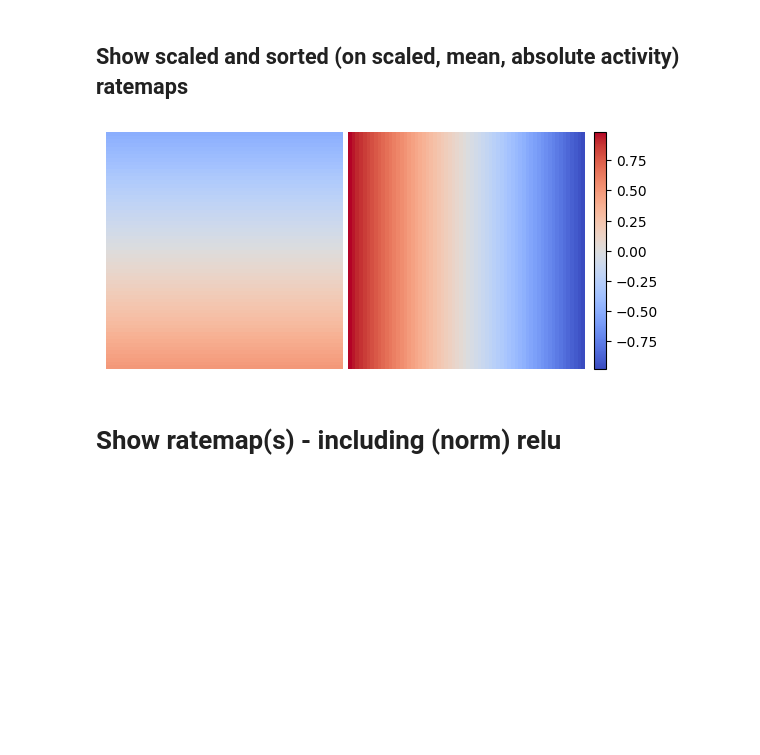
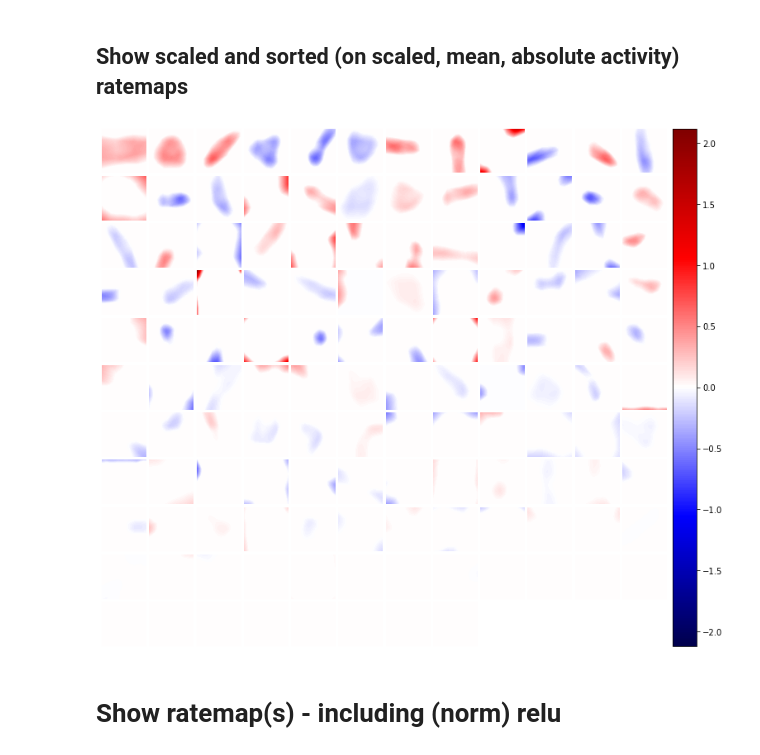
Before and after one commit to bioAI-Oslo/GridsWithoutPI, a Jupyter notebook: ff-pattern-formation.ipynb, the cells around one changed output. Cells and saved outputs as stored; diff of their text form; code cells hidden in the pictures; blank space fills up the shorter version.

```diff
--- a/ff-pattern-formation.ipynb
+++ b/ff-pattern-formation.ipynb
@@ -28,18 +28,18 @@ model = model.load()
 # %%
 # set the output unit ID and which layer to visualize
 output_unit = 0
-layer = 0 # ----> CHANGE THIS TO VISUALIZE DIFFERENT LAYERS <----
+layer = 2 # ----> CHANGE THIS TO VISUALIZE DIFFERENT LAYERS <----
 
 layer *= 2
 weight = model.rg[layer].weight.detach().cpu().numpy()[output_unit][:,None,None]
 weighted_ratemaps = ratemaps_fn(model.rg[:layer], mesh, device=device)*weight
 sort_idxs = np.argsort(abs(np.sum(weighted_ratemaps,axis=(1,2))))[::-1]
 vmin = np.min(weighted_ratemaps)
 vmax = np.max(weighted_ratemaps)
 vrange = max(abs(vmin), abs(vmax))
-multiimshow(weighted_ratemaps[sort_idxs], figsize=(5,5), cmap='coolwarm', vmin=-vrange, vmax=vrange);
+multiimshow(weighted_ratemaps[sort_idxs], figsize=(10,10), cmap='seismic', vmin=-vrange, vmax=vrange);
 # %% [output]
-[figure, old version]
+[figure, new version]
 # %% [markdown]
 # Show ratemap(s) - including (norm) relu
 # %%
```
Also changed, not shown: parts of 1 cell of this notebook, 2 other files.
